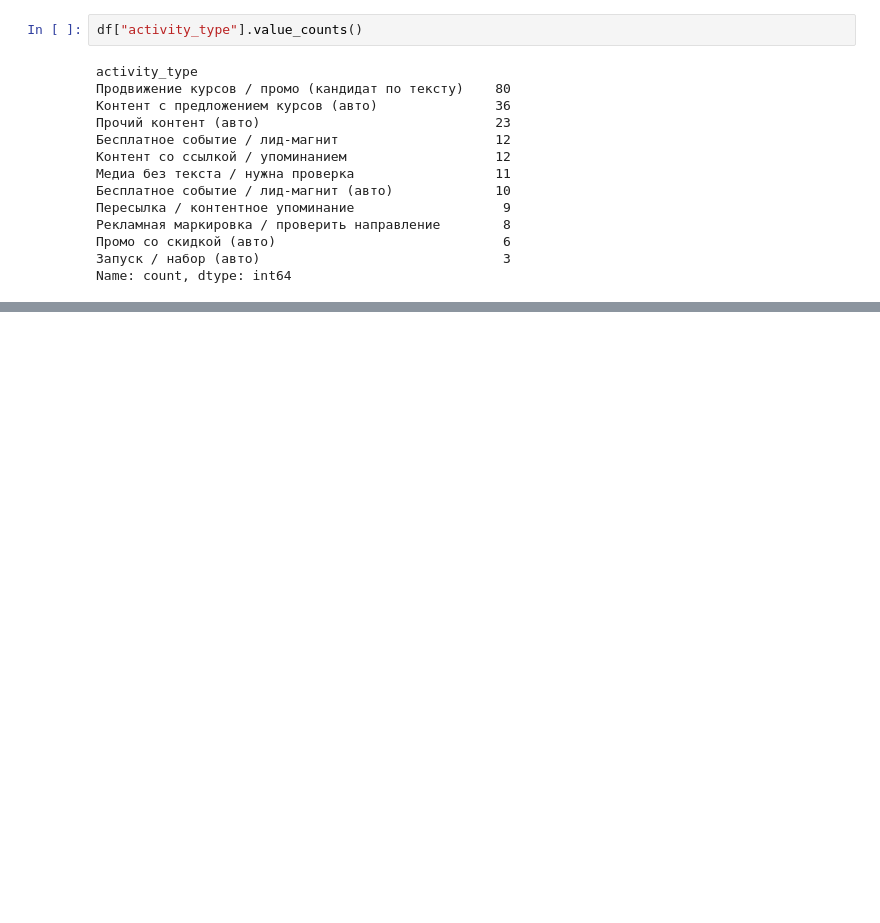
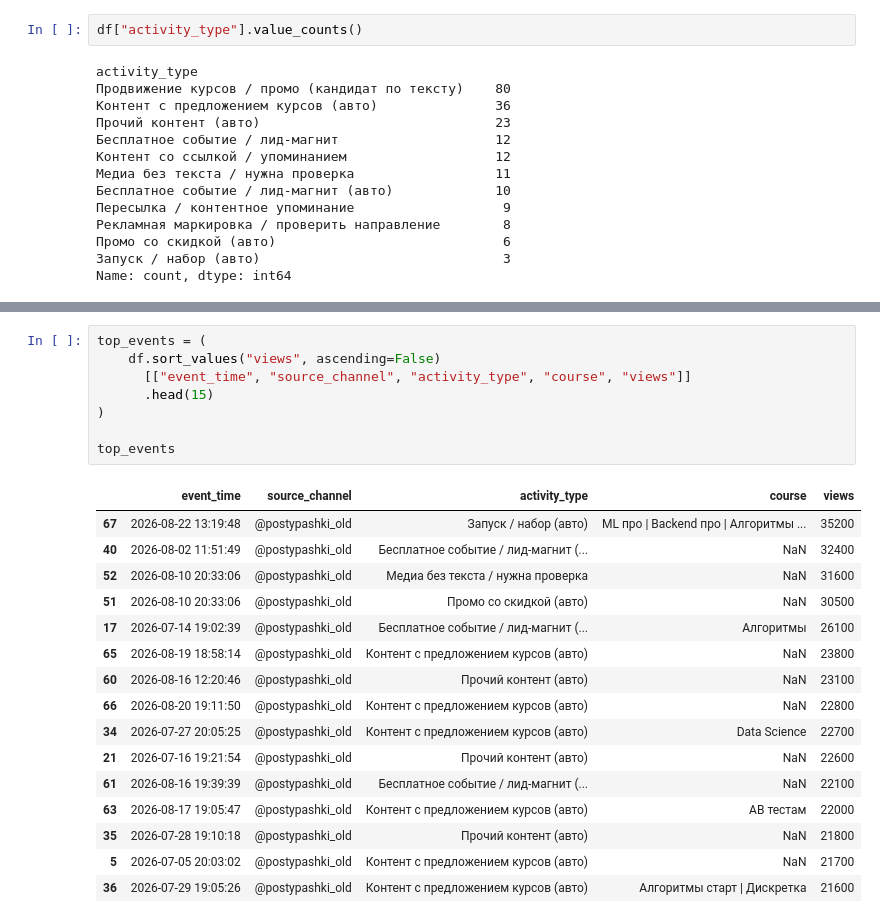
Before and after one commit to perchii/hackathon-postupashki, a Jupyter notebook: notebooks/marketing_history_eda.ipynb, the cells around one changed output, grey strips where cells are left out. Drawn from its saved outputs; the diff is of its cells as text; blank space fills up the shorter version.

```diff
--- a/notebooks/marketing_history_eda.ipynb
+++ b/notebooks/marketing_history_eda.ipynb
@@ -110,0 +268,25 @@ Name: count, dtype: int64
+# %%
+top_events = (
+    df.sort_values("views", ascending=False)
+      [["event_time", "source_channel", "activity_type", "course", "views"]]
+      .head(15)
+)
+
+top_events
+# %% [output]
+|  | event_time | source_channel | activity_type | course | views |
+| 67 | 2026-08-22 13:19:48 | @postypashki_old | Запуск / набор (авто) | ML про | Backend про | Алгоритмы ... | 35200 |
+| 40 | 2026-08-02 11:51:49 | @postypashki_old | Бесплатное событие / лид-магнит (... | NaN | 32400 |
+| 52 | 2026-08-10 20:33:06 | @postypashki_old | Медиа без текста / нужна проверка | NaN | 31600 |
+| 51 | 2026-08-10 20:33:06 | @postypashki_old | Промо со скидкой (авто) | NaN | 30500 |
+| 17 | 2026-07-14 19:02:39 | @postypashki_old | Бесплатное событие / лид-магнит (... | Алгоритмы | 26100 |
+| 65 | 2026-08-19 18:58:14 | @postypashki_old | Контент с предложением курсов (авто) | NaN | 23800 |
+| 60 | 2026-08-16 12:20:46 | @postypashki_old | Прочий контент (авто) | NaN | 23100 |
+| 66 | 2026-08-20 19:11:50 | @postypashki_old | Контент с предложением курсов (авто) | NaN | 22800 |
+| 34 | 2026-07-27 20:05:25 | @postypashki_old | Контент с предложением курсов (авто) | Data Science | 22700 |
+| 21 | 2026-07-16 19:21:54 | @postypashki_old | Прочий контент (авто) | NaN | 22600 |
+| 61 | 2026-08-16 19:39:39 | @postypashki_old | Бесплатное событие / лид-магнит (... | NaN | 22100 |
+| 63 | 2026-08-17 19:05:47 | @postypashki_old | Контент с предложением курсов (авто) | АВ тестам | 22000 |
+| 35 | 2026-07-28 19:10:18 | @postypashki_old | Прочий контент (авто) | NaN | 21800 |
+| 5 | 2026-07-05 20:03:02 | @postypashki_old | Контент с предложением курсов (авто) | NaN | 21700 |
+| 36 | 2026-07-29 19:05:26 | @postypashki_old | Контент с предложением курсов (авто) | Алгоритмы старт | Дискретка | 21600 |
```
Also changed, not shown: parts of 13 cells of this notebook.
